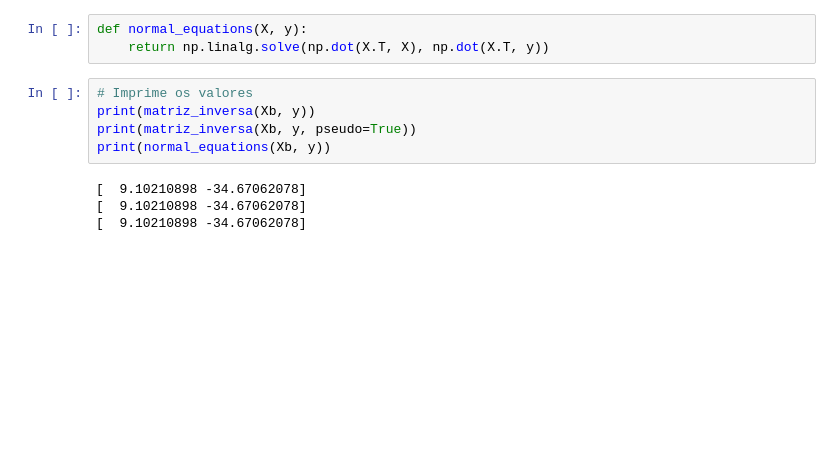
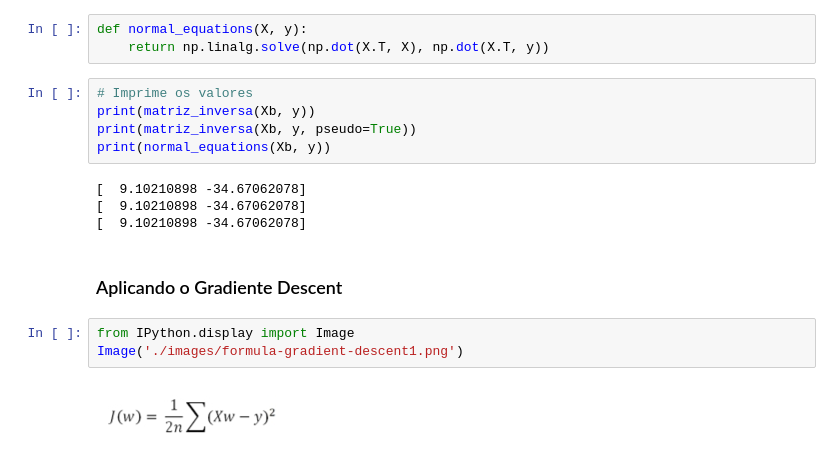
Before and after one commit to michelaap/notebooks, a Jupyter notebook: machine-learning/regressao_linear_simples.ipynb, the cells around one changed output. Cells and saved outputs as stored; diff of their text form; blank space fills up the shorter version.

```diff
--- a/machine-learning/regressao_linear_simples.ipynb
+++ b/machine-learning/regressao_linear_simples.ipynb
@@ -375,3 +375,10 @@ print(normal_equations(Xb, y))
 [  9.10210898 -34.67062078]
 [  9.10210898 -34.67062078]
 [  9.10210898 -34.67062078]
+# %% [markdown]
+### Aplicando o Gradiente Descent
+# %%
+from IPython.display import Image
+Image('./images/formula-gradient-descent1.png')
+# %% [output]
+[figure, added]
```
Also changed, not shown: parts of 11 cells of this notebook, 4 other files.
